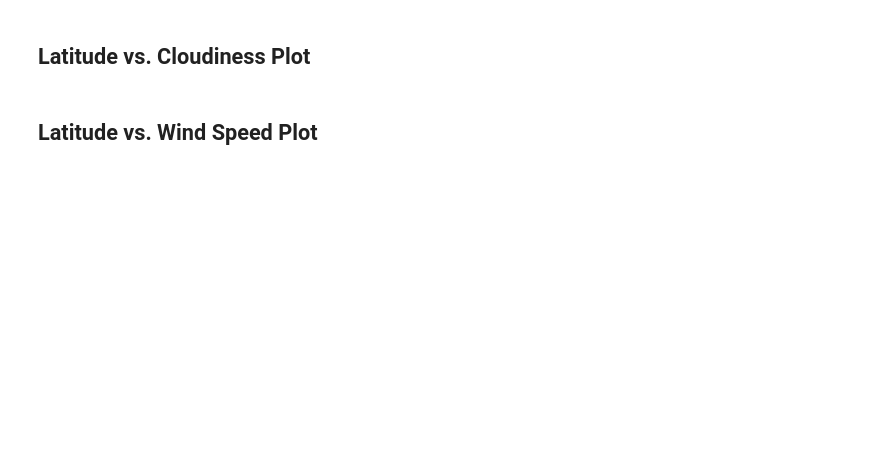
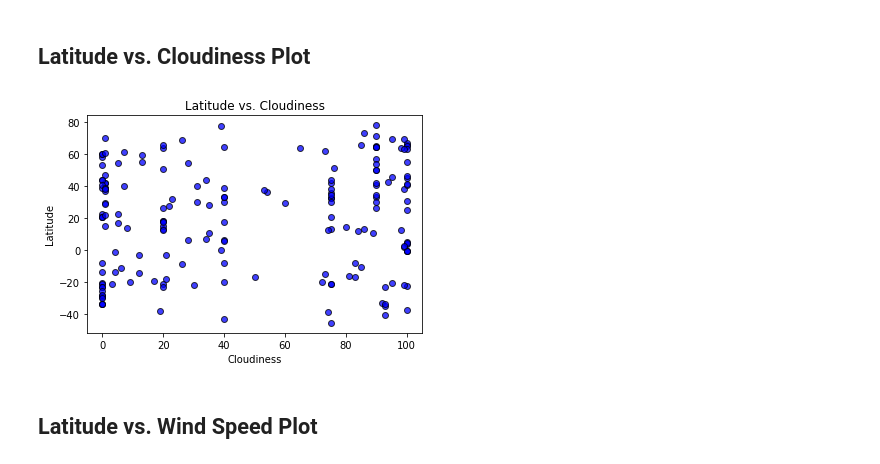
Before and after one commit to emriver222/python-api-challenge, a Jupyter notebook: Weather_Final.ipynb, the cells around one changed output. Cells and saved outputs as stored; diff of their text form; code cells hidden in the pictures; blank space fills up the shorter version.

```diff
--- a/Weather_Final.ipynb
+++ b/Weather_Final.ipynb
@@ -206,4 +223,15 @@ df.reset_index()
 # %% [markdown]
 ## Latitude vs. Cloudiness Plot
+# %%
+x_axis = df['cloud']
+y_axis = df['lat']
+
+plt.scatter(x_axis, y_axis, marker="o", facecolors="blue", edgecolors="black", alpha=.75)
+plt.xlabel('Cloudiness')
+plt.ylabel('Latitude')
+plt.title("Latitude vs. Cloudiness")
+plt.savefig('Latitude vs. Cloudiness.png')
+# %% [output]
+[figure, added]
 # %% [markdown]
 ## Latitude vs. Wind Speed Plot
```
Also changed, not shown: parts of 51 cells of this notebook, 6 other files.
